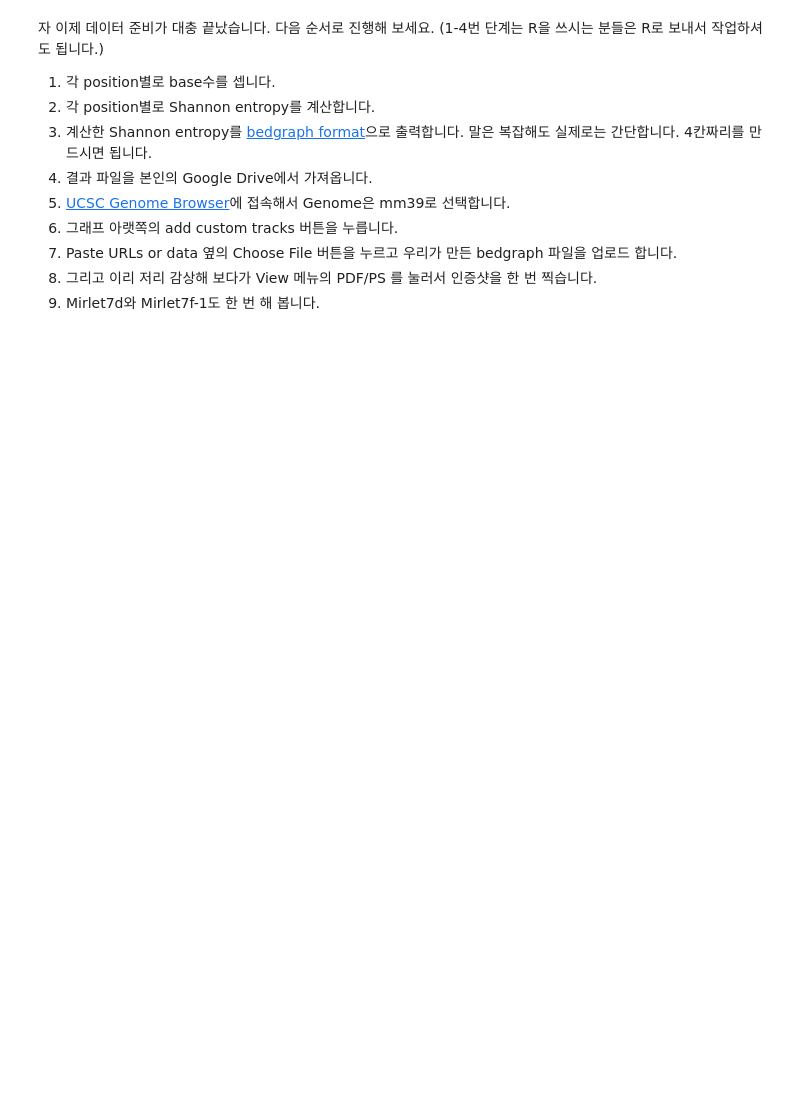
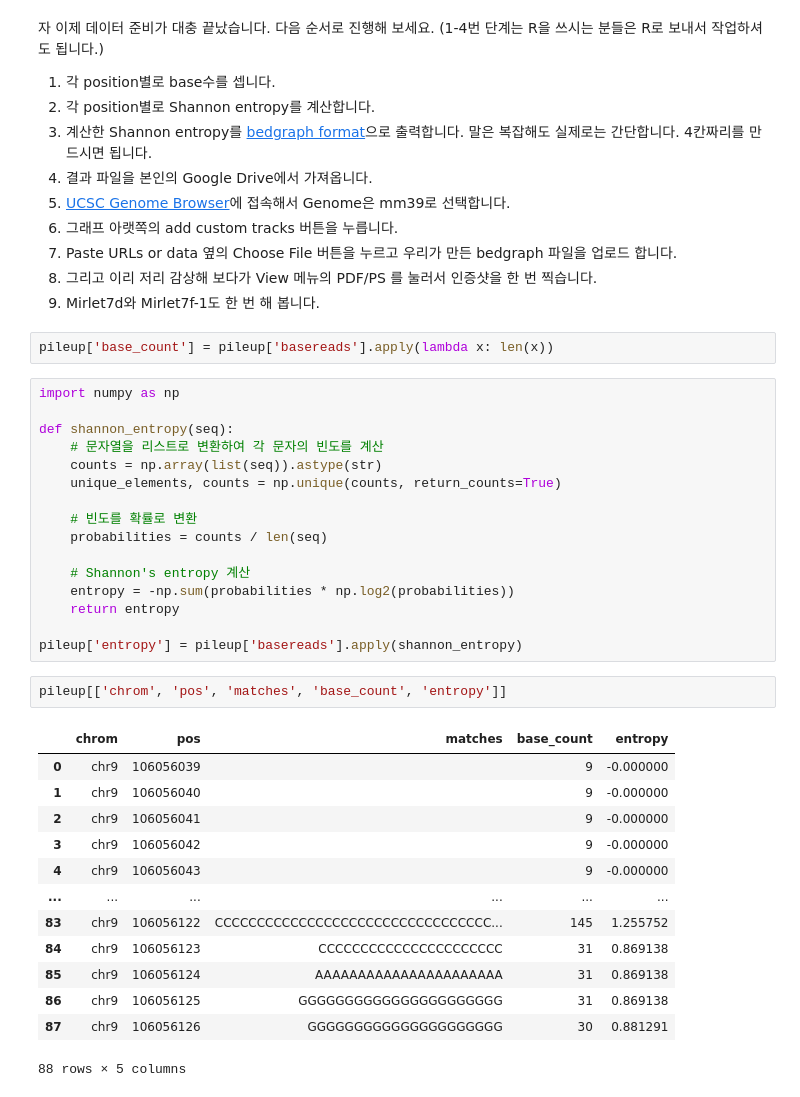
Before and after one commit to YUHYUNSEONG/YHS, a Jupyter notebook: CoLab_TermProj_2023_3_1.ipynb, the cells around one changed output. Cells and saved outputs as stored; diff of their text form; blank space fills up the shorter version.

```diff
--- a/CoLab_TermProj_2023_3_1.ipynb
+++ b/CoLab_TermProj_2023_3_1.ipynb
@@ -223,3 +304,37 @@ pileup[pileup['pos'] == 106056094].iloc[0]['matches']
 1. Paste URLs or data 옆의 Choose File 버튼을 누르고 우리가 만든 bedgraph 파일을 업로드 합니다.
 1. 그리고 이리 저리 감상해 보다가 View 메뉴의 PDF/PS 를 눌러서 인증샷을 한 번 찍습니다.
 1. Mirlet7d와 Mirlet7f-1도 한 번 해 봅니다.
+# %%
+pileup['base_count'] = pileup['basereads'].apply(lambda x: len(x))
+# %%
+import numpy as np
+
+def shannon_entropy(seq):
+    # 문자열을 리스트로 변환하여 각 문자의 빈도를 계산
+    counts = np.array(list(seq)).astype(str)
+    unique_elements, counts = np.unique(counts, return_counts=True)
+
+    # 빈도를 확률로 변환
+    probabilities = counts / len(seq)
+
+    # Shannon's entropy 계산
+    entropy = -np.sum(probabilities * np.log2(probabilities))
+    return entropy
+
+pileup['entropy'] = pileup['basereads'].apply(shannon_entropy)
+# %%
+pileup[['chrom', 'pos', 'matches', 'base_count', 'entropy']]
+# %% [output]
+|  | chrom | pos | matches | base_count | entropy |
+| 0 | chr9 | 106056039 |  | 9 | -0.000000 |
+| 1 | chr9 | 106056040 |  | 9 | -0.000000 |
+| 2 | chr9 | 106056041 |  | 9 | -0.000000 |
+| 3 | chr9 | 106056042 |  | 9 | -0.000000 |
+| 4 | chr9 | 106056043 |  | 9 | -0.000000 |
+| ... | ... | ... | ... | ... | ... |
+| 83 | chr9 | 106056122 | CCCCCCCCCCCCCCCCCCCCCCCCCCCCCCCCC... | 145 | 1.255752 |
+| 84 | chr9 | 106056123 | CCCCCCCCCCCCCCCCCCCCCC | 31 | 0.869138 |
+| 85 | chr9 | 106056124 | AAAAAAAAAAAAAAAAAAAAAA | 31 | 0.869138 |
+| 86 | chr9 | 106056125 | GGGGGGGGGGGGGGGGGGGGGG | 31 | 0.869138 |
+| 87 | chr9 | 106056126 | GGGGGGGGGGGGGGGGGGGGG | 30 | 0.881291 |
+88 rows × 5 columns
```
Also changed, not shown: parts of 15 cells of this notebook.
